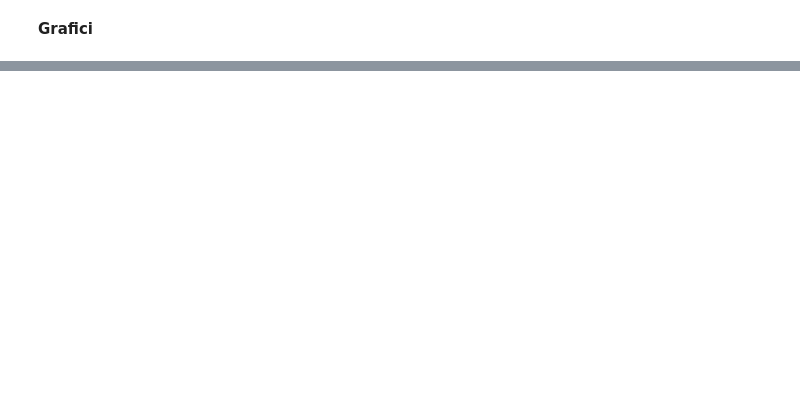
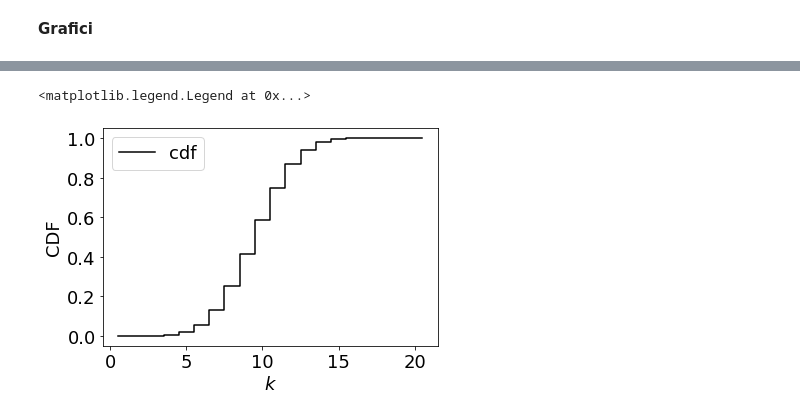
Before and after one commit to SZapperi/CorsoProbabilitaStatistica, a Jupyter notebook: notebooks/05_Binomial.ipynb, the cells around one changed output, grey strips where cells are left out. Saved outputs shown, nothing was run; the diff lists cells and outputs as text; code cells hidden in the pictures; blank space fills up the shorter version.

```diff
--- a/notebooks/05_Binomial.ipynb
+++ b/notebooks/05_Binomial.ipynb
@@ -84,0 +85,9 @@ plt.legend()
+# %%
+#distribuzione cumulata
+plt.step(k+.5, bd1.cdf(k), label="cdf", color='black') #step
+plt.xlabel(r'$k$')
+plt.ylabel('CDF')
+plt.legend()
+# %% [output]
+<matplotlib.legend.Legend at 0x...>
+[figure, added]
```
Also changed, not shown: parts of 8 cells of this notebook.
